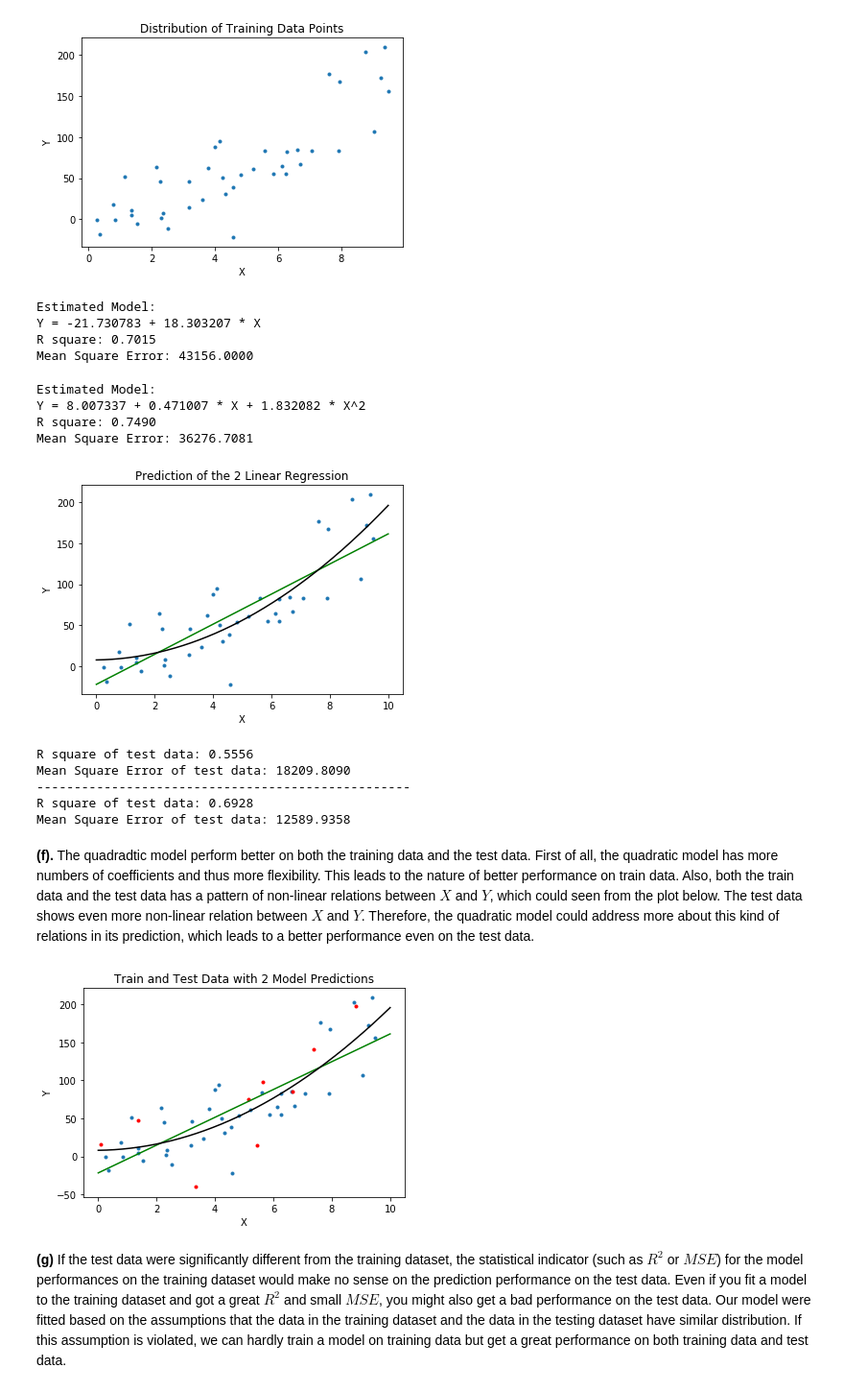
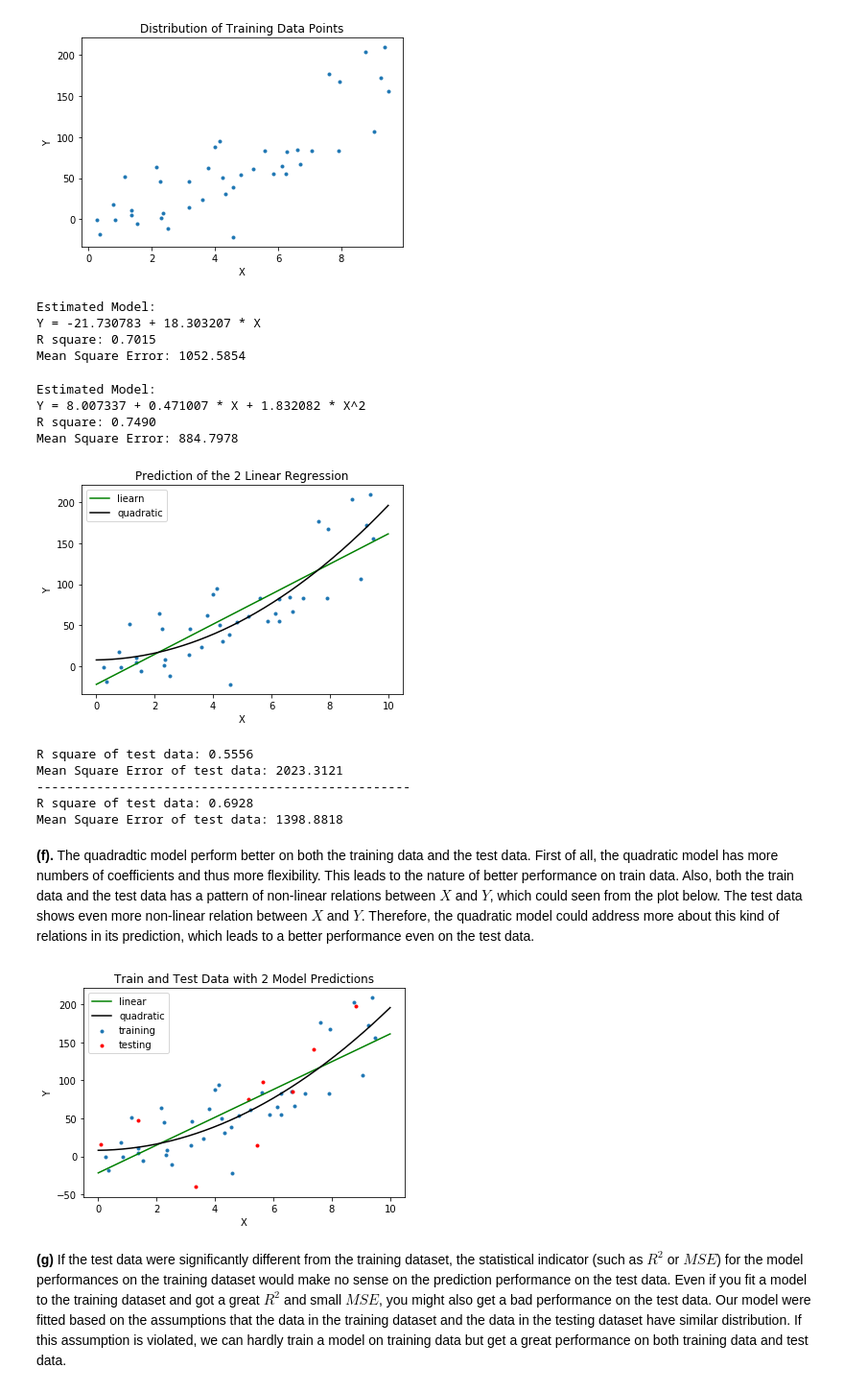
Before and after one commit to ywang512/ids705, a Jupyter notebook: assignments/Assignment_2_Answer.ipynb, the cells around one changed output. Shown: that part at 96% size. Cells and saved outputs as stored; diff of their text form; code cells hidden in the pictures.

```diff
--- a/assignments/Assignment_2_Answer.ipynb
+++ b/assignments/Assignment_2_Answer.ipynb
@@ -472,13 +494,13 @@ Y_train = np.array(y_train)
 reg = LinearRegression().fit(X_train, Y_train)
 print("Estimated Model: \nY = %f + %f * X" % (reg.intercept_, reg.coef_))
 print("R square: %.4f" % reg.score(X_train, Y_train))
-MSE = np.sum((reg.predict(X_train)-Y_train)**2)
+MSE = np.mean((reg.predict(X_train)-Y_train)**2)
 print("Mean Square Error: %.4f" % MSE)
 # %% [output]
 Estimated Model:
 Y = -21.730783 + 18.303207 * X
 R square: 0.7015
-Mean Square Error: 43156.0000
+Mean Square Error: 1052.5854
 # %%
 ### c
 X_train_square = np.c_[X_train, X_train**2]
@@ -487,13 +509,13 @@ reg_square = LinearRegression().fit(X_train_square, Y_train)
 intercept, coef = reg_square.intercept_, reg_square.coef_
 print("Estimated Model: \nY = %f + %f * X + %f * X^2" % (intercept, coef[0], coef[1]))
 print("R square: %.4f" % reg_square.score(X_train_square, Y_train))
-MSE = np.sum((reg_square.predict(X_train_square)-Y_train)**2)
+MSE = np.mean((reg_square.predict(X_train_square)-Y_train)**2)
 print("Mean Square Error: %.4f" % MSE)
 # %% [output]
 Estimated Model:
 Y = 8.007337 + 0.471007 * X + 1.832082 * X^2
 R square: 0.7490
-Mean Square Error: 36276.7081
+Mean Square Error: 884.7978
 # %%
 ### d
 grid = np.linspace(0, 10, 1000).reshape(1000,1)
@@ -501,15 +523,16 @@ grid_square = np.c_[grid, grid**2]
 
 plt.scatter(x_train, y_train, marker='.')
 Y_pre = reg.predict(grid)
-plt.plot(grid, Y_pre, '-g')
+plt.plot(grid, Y_pre, '-g', label = "liearn")
 Y_pre_square = reg_square.predict(grid_square)
-plt.plot(grid, Y_pre_square, '-k')
+plt.plot(grid, Y_pre_square, '-k', label = "quadratic")
 plt.title("Prediction of the 2 Linear Regression")
 plt.xlabel("X")
 plt.ylabel("Y")
+plt.legend()
 plt.show()
 # %% [output]
-[figure, old version]
+[figure, new version]
 # %%
 ### e
 X_test = np.expand_dims(x_test, 1)
@@ -517,30 +540,31 @@ Y_test = np.array(y_test)
 X_test_square = np.c_[X_test, X_test**2]
 
 print("R square of test data: %.4f" % reg.score(X_test, Y_test))
-MSE = np.sum((reg.predict(X_test)-Y_test)**2)
+MSE = np.mean((reg.predict(X_test)-Y_test)**2)
 print("Mean Square Error of test data: %.4f" % MSE)
 print("-"*50)
 print("R square of test data: %.4f" % reg_square.score(X_test_square, Y_test))
-MSE = np.sum((reg_square.predict(X_test_square)-Y_test)**2)
+MSE = np.mean((reg_square.predict(X_test_square)-Y_test)**2)
 print("Mean Square Error of test data: %.4f" % MSE)
 # %% [output]
 R square of test data: 0.5556
-Mean Square Error of test data: 18209.8090
+Mean Square Error of test data: 2023.3121
 --------------------------------------------------
 R square of test data: 0.6928
-Mean Square Error of test data: 12589.9358
+Mean Square Error of test data: 1398.8818
 # %% [markdown]
 **(f).** The quadradtic model perform better on both the training data and the test data. First of all, the quadratic model has more numbers of coefficients and thus more flexibility. This leads to the nature of better performance on train data. Also, both the train data and the test data has a pattern of non-linear relations between $X$ and $Y$, which could seen from the plot below. The test data shows even more non-linear relation between $X$ and $Y$. Therefore, the quadratic model could address more about this kind of relations in its prediction, which leads to a better performance even on the test data.
 # %%
-plt.scatter(x_train, y_train, marker='.')
-plt.scatter(x_test, y_test, marker='.', c='r')
-plt.plot(grid, Y_pre, '-g')
-plt.plot(grid, Y_pre_square, '-k')
+plt.scatter(x_train, y_train, marker='.', label = 'training')
+plt.scatter(x_test, y_test, marker='.', c='r', label = 'testing')
+plt.plot(grid, Y_pre, '-g', label = 'linear')
+plt.plot(grid, Y_pre_square, '-k', label = 'quadratic')
 plt.title("Train and Test Data with 2 Model Predictions")
 plt.xlabel("X")
 plt.ylabel("Y")
+plt.legend()
 plt.show()
 # %% [output]
-[figure, old version]
+[figure, new version]
 # %% [markdown]
 **(g)** If the test data were significantly different from the training dataset, the statistical indicator (such as $R^2$ or $MSE$) for the model performances on the training dataset would make no sense on the prediction performance on the test data. Even if you fit a model to the training dataset and got a great $R^2$ and small $MSE$, you might also get a bad performance on the test data. Our model were fitted based on the assumptions that the data in the training dataset and the data in the testing dataset have similar distribution. If this assumption is violated, we can hardly train a model on training data but get a great performance on both training data and test data.
```
Also changed, not shown: parts of 12 cells of this notebook, 1 other file.
